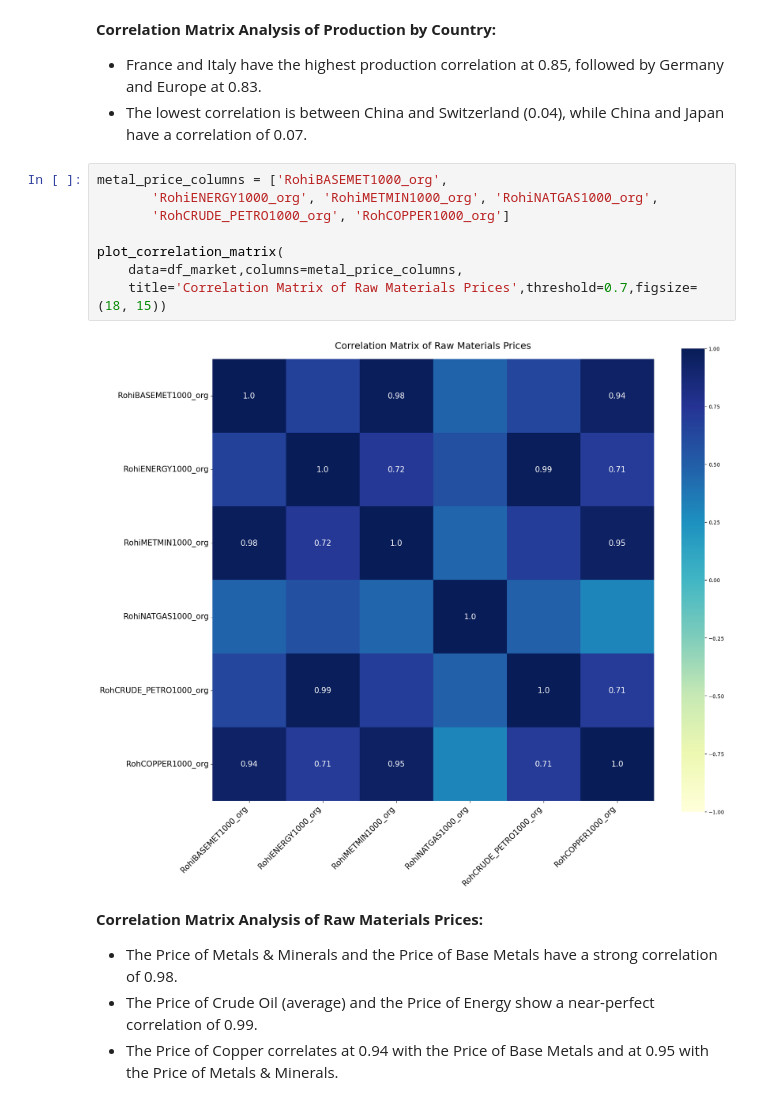
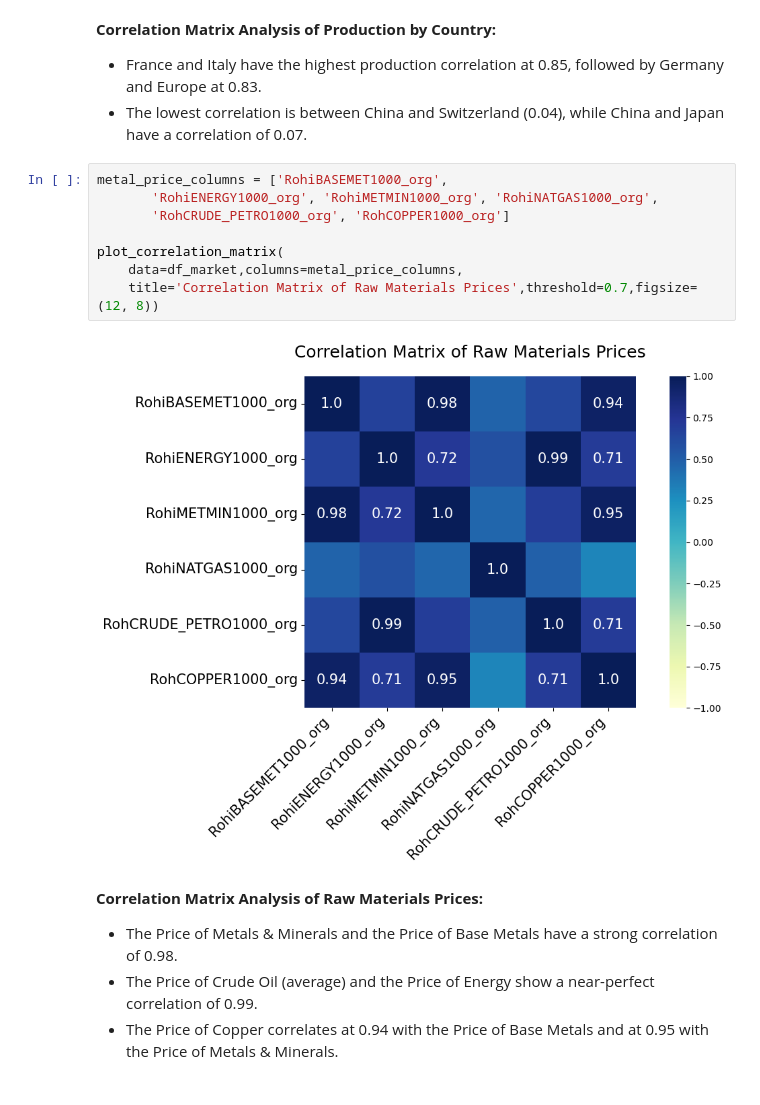
Before and after one commit to BeatrizAzevedoMonteiro/BCwDS_Case-2_SIEMENS_MonthlySalesForecast, a Jupyter notebook: Versão_Bea.ipynb, the cells around one changed output. Saved outputs shown, nothing was run; the diff lists cells and outputs as text.

```diff
--- a/Versão_Bea.ipynb
+++ b/Versão_Bea.ipynb
@@ -1365,13 +1384,13 @@ plot_correlation_matrix(
 # %%
 metal_price_columns = ['RohiBASEMET1000_org',
        'RohiENERGY1000_org', 'RohiMETMIN1000_org', 'RohiNATGAS1000_org',
        'RohCRUDE_PETRO1000_org', 'RohCOPPER1000_org']
 
 plot_correlation_matrix(
     data=df_market,columns=metal_price_columns,
-    title='Correlation Matrix of Raw Materials Prices',threshold=0.7,figsize=(18, 15))
+    title='Correlation Matrix of Raw Materials Prices',threshold=0.7,figsize=(12, 8))
 # %% [output]
-[figure, old version]
+[figure, new version]
 # %% [markdown]
 **Correlation Matrix Analysis of Raw Materials Prices:**
 - The Price of Metals & Minerals and the Price of Base Metals have a strong correlation of 0.98.
```
Also changed, not shown: parts of 14 cells of this notebook.
